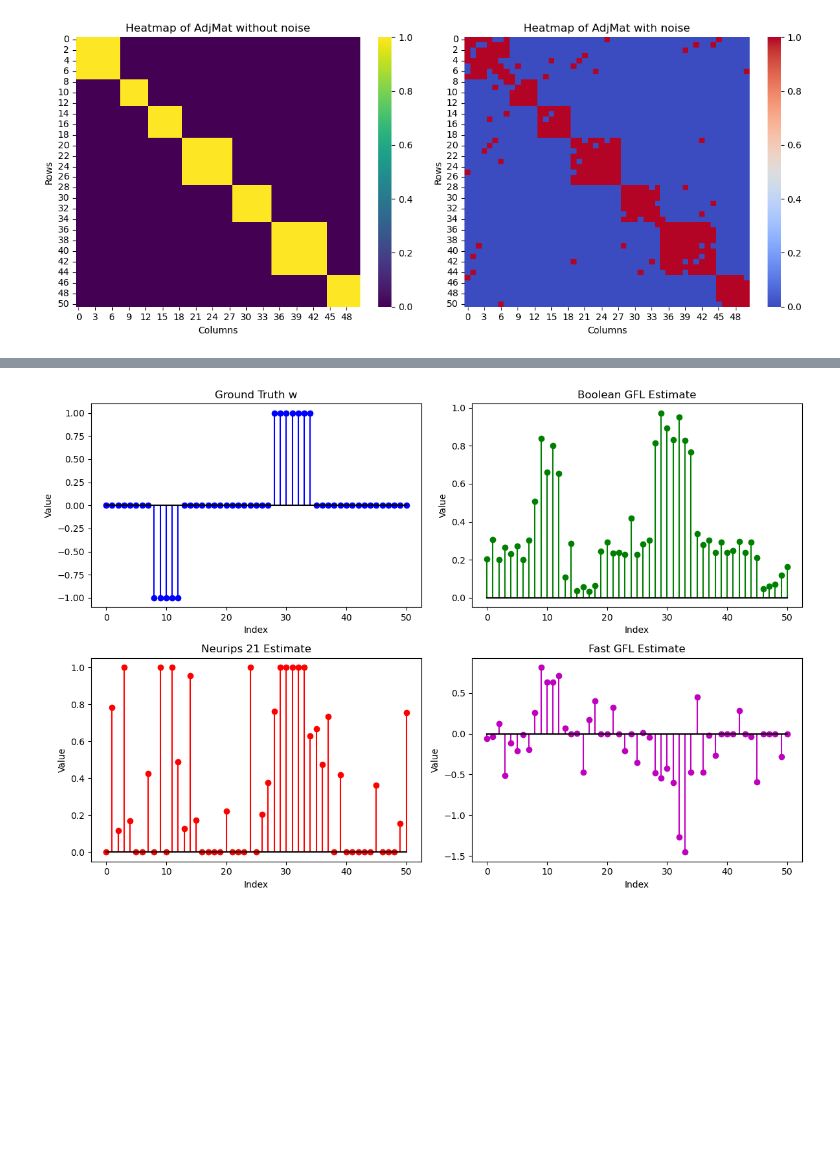
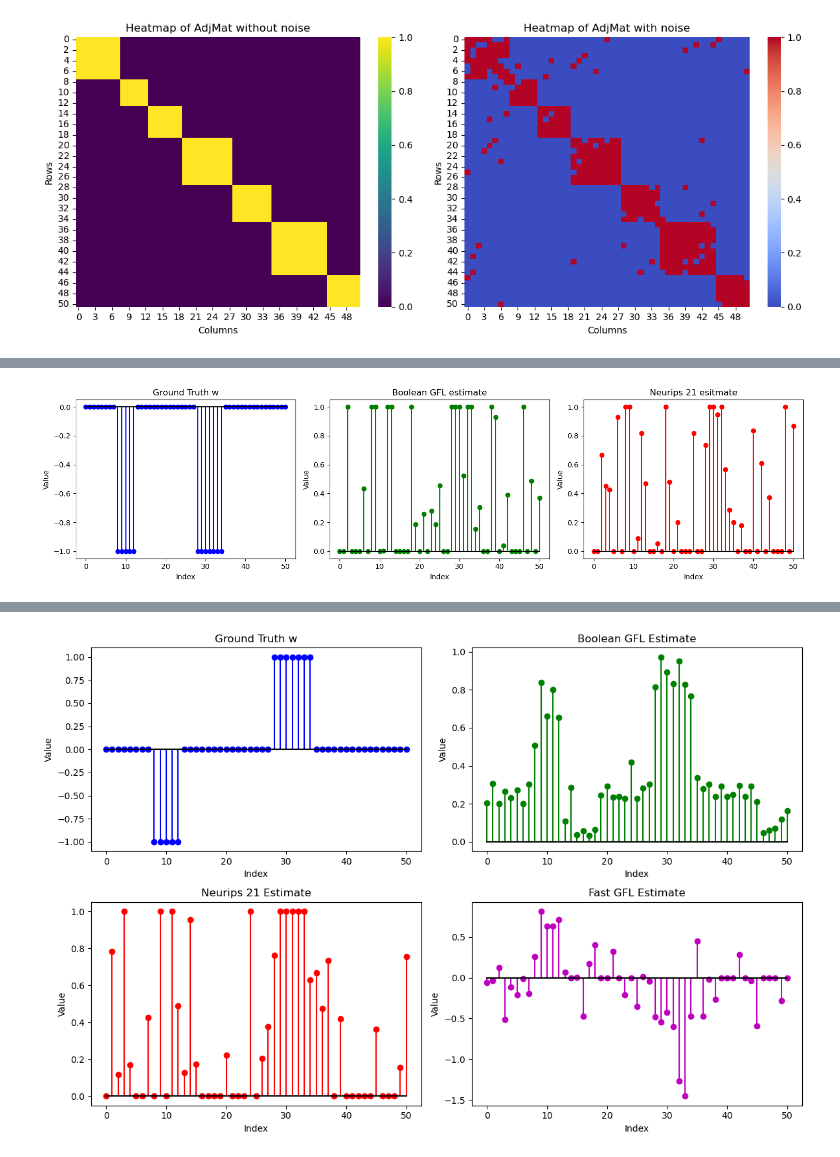
Before and after one commit to local-ring/Graph-Guided-Sparse-Learning, a Jupyter notebook: GFL_Sim.ipynb, the cells around one changed output, grey strips where cells are left out. Saved outputs shown, nothing was run; the diff lists cells and outputs as text; code cells hidden in the pictures; blank space fills up the shorter version.

```diff
--- a/GFL_Sim.ipynb
+++ b/GFL_Sim.ipynb
@@ -821,0 +983,29 @@ plt.show()
+# %%
+# Create a figure with three subplots in a row
+fig, axes = plt.subplots(1, 3, figsize=(15, 4))  # 1 row, 3 columns
+
+# Plot the first stem plot
+axes[0].stem(w, linefmt='b-', markerfmt='bo', basefmt='k')
+axes[0].set_title("Ground Truth w")
+axes[0].set_xlabel("Index")
+axes[0].set_ylabel("Value")
+
+# Plot the second stem plot
+axes[1].stem(uout_ppi, linefmt='g-', markerfmt='go', basefmt='k')
+axes[1].set_title("Boolean GFL estimate")
+axes[1].set_xlabel("Index")
+axes[1].set_ylabel("Value")
+
+# Plot the third stem plot
+axes[2].stem(uout, linefmt='r-', markerfmt='ro', basefmt='k')
+axes[2].set_title("Neurips 21 esitmate")
+axes[2].set_xlabel("Index")
+axes[2].set_ylabel("Value")
+
+# Adjust layout to prevent overlap
+plt.tight_layout()
+
+# Show the plots
+plt.show()
+# %% [output]
+[figure, added]
```
Also changed, not shown: parts of 12 cells of this notebook, 7 other files.
